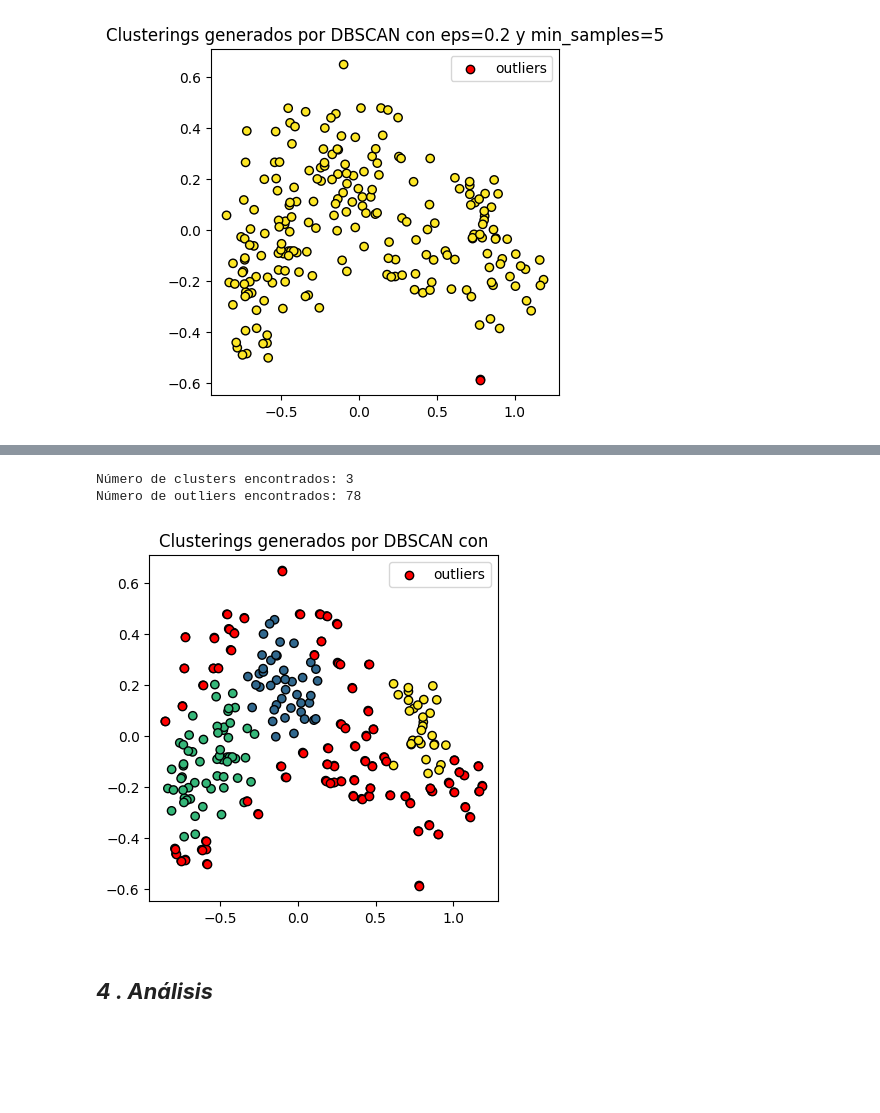
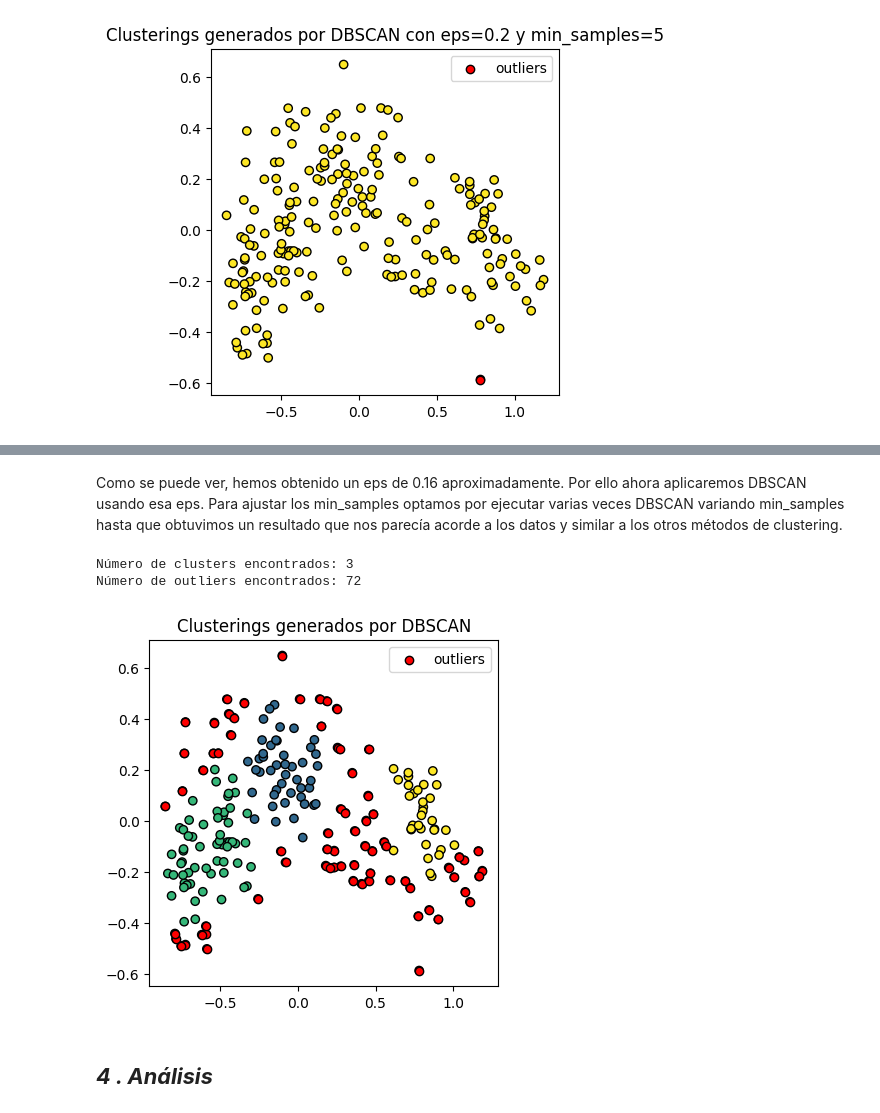
Before and after one commit to 100495991/AA_practica2, a Jupyter notebook: main.ipynb, the cells around one changed output, grey strips where cells are left out. Cells and saved outputs as stored; diff of their text form; code cells hidden in the pictures; blank space fills up the shorter version.

```diff
--- a/main.ipynb
+++ b/main.ipynb
@@ -534,13 +575,15 @@ x_point=200 y_value=0.16673162014672133
+# %% [markdown]
+Como se puede ver, hemos obtenido un eps de 0.16 aproximadamente. Por ello ahora aplicaremos DBSCAN usando esa eps. Para ajustar los min_samples optamos por ejecutar varias veces DBSCAN variando min_samples hasta que obtuvimos un resultado que nos parecía acorde a los datos y similar a los otros métodos de clustering.
 # %%
 # Modelo
 # ==============================================================================
 modelo_dbscan = DBSCAN(
     eps          = y_value,
-    min_samples  = 20,
+    min_samples  = 18,
     metric       = 'euclidean',
 )
 
-modelo_dbscan.fit(X=X_pca)
+y_predict3 = modelo_dbscan.fit_predict(X=X_pca)
 
 # Clasificación
 # ==============================================================================
@@ -550,35 +593,35 @@ fig, ax = plt.subplots(1, 1, figsize=(4.5, 4.5))
 
 ax.scatter(
     x = X_pca.iloc[:, 0],
     y = X_pca.iloc[:, 1],
     c = labels,
     marker    = 'o',
     edgecolor = 'black'
 )
 
 # Los outliers se identifican con el label -1
 ax.scatter(
     x = X_pca.iloc[labels == -1, 0],
     y = X_pca.iloc[labels == -1, 1],
     c = 'red',
     marker    = 'o',
     edgecolor = 'black',
     label = 'outliers'
 )
 
 ax.legend()
-ax.set_title('Clusterings generados por DBSCAN con')
+ax.set_title('Clusterings generados por DBSCAN')
 
 # Número de clusters y observaciones "outliers"
 # ==============================================================================
 n_clusters = len(set(labels)) - (1 if -1 in labels else 0)
 n_noise    = list(labels).count(-1)
 
 print(f'Número de clusters encontrados: {n_clusters}')
 print(f'Número de outliers encontrados: {n_noise}')
 # %% [output]
 Número de clusters encontrados: 3
-Número de outliers encontrados: 78
+Número de outliers encontrados: 72
-[figure, old version]
+[figure, new version]
 # %% [markdown]
 ## *__4 . Análisis__*
```
Also changed, not shown: parts of 15 cells of this notebook.
